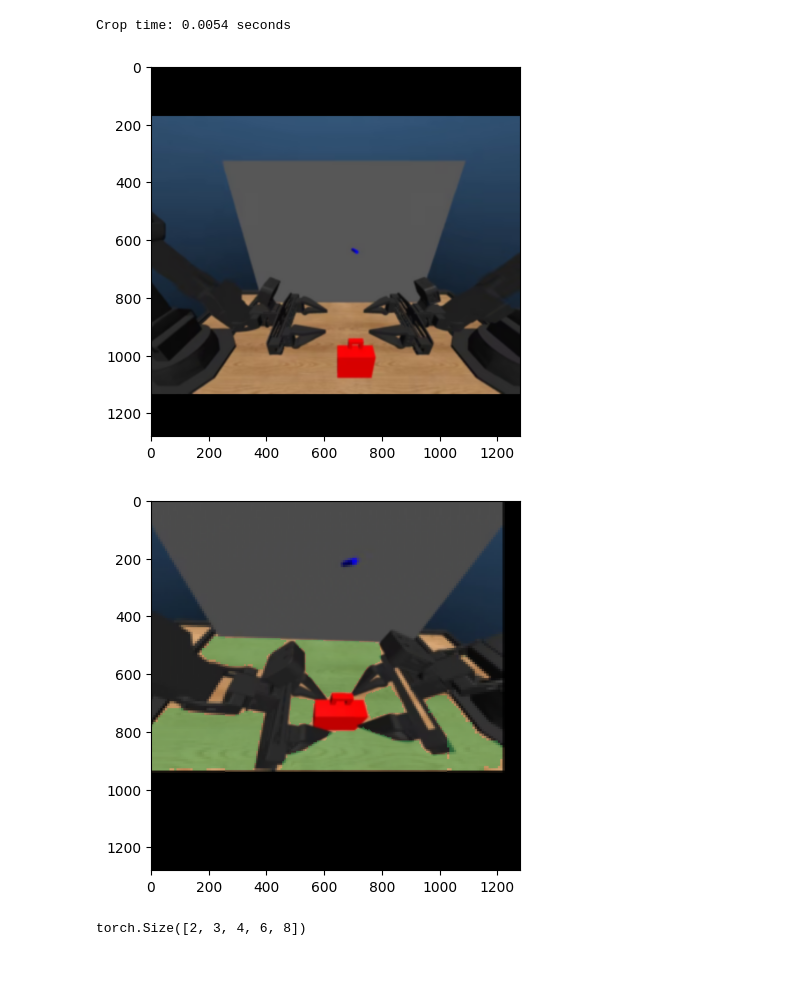
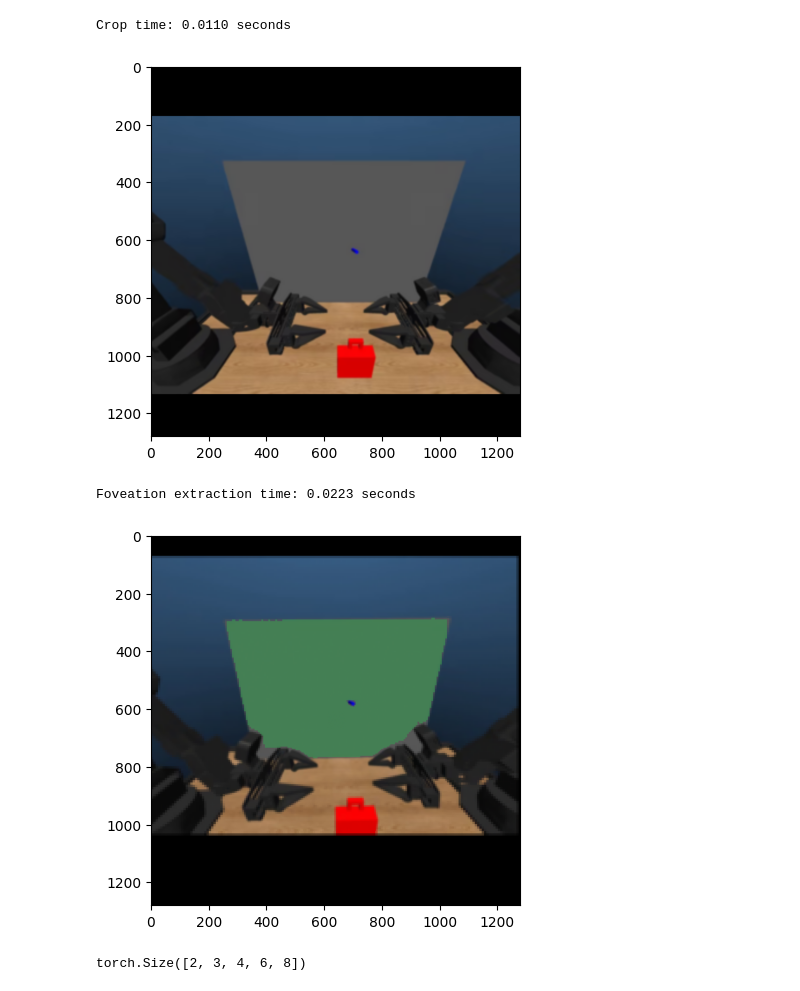
Before and after one commit to ian-chuang/gaze-av-aloha, a Jupyter notebook: gaze_av_aloha/notebooks/batch_stt.ipynb, the cells around one changed output. Cells and saved outputs as stored; diff of their text form; code cells hidden in the pictures.

```diff
--- a/gaze_av_aloha/notebooks/batch_stt.ipynb
+++ b/gaze_av_aloha/notebooks/batch_stt.ipynb
@@ -57,7 +57,7 @@ dataset = AVAlohaDataset(
 dataloader = DataLoader(
     dataset,
     batch_size=64,
-    shuffle=False,
+    shuffle=True,
     num_workers=0,
 )
 
@@ -545,20 +611,23 @@ valid_token_mask = foveator.get_in_bounds_tokens(
     torch.tensor([1280,960], device=device), crop_bounds.to(device)
 )
 
+start_time = time.perf_counter()
 foveation = foveator.extract_foveated_image(
     crops
 )
+print(f"Foveation extraction time: {time.perf_counter() - start_time:.4f} seconds")
 
 masks, ious = model(
     normalize(foveation),
     valid_token_mask,
 )
 # %% [output]
-Crop time: 0.0054 seconds
+Crop time: 0.0110 seconds
 [figure]
+Foveation extraction time: 0.0223 seconds
 # %%
 
-i = 63
+i = 10
 mask = masks[i].cpu()
 iou = ious[i].cpu()
 fov = foveation[i].cpu()
@@ -566,34 +635,34 @@ fov = foveation[i].cpu()
 k = iou.argmax().item()
 iou = iou[k : k + 1]
 mask = mask[k : k + 1]
 
 num_masks = len(mask)
 num_plots = 1 + num_masks
 
 
 for k, (m, iou) in enumerate(zip(mask, iou)):
     segmentation = foveator.generate_foveated_visualization(
         m.unsqueeze(1)
     ).sigmoid()
 
     recon = foveator.generate_foveated_visualization(fov * 255)
 
     plt.imshow(
         torch.where(
             segmentation > 0.5,
             (
                 0.5 * recon.float()
                 + 0.5 * torch.tensor([0x32, 0xA8, 0x52]).view(3, 1, 1)
             ),
             recon,
         )
         .permute(1, 2, 0)
         .byte()
         .cpu()
         .numpy(),
     )
 # %% [output]
-[figure, old version]
+[figure, new version]
 # %%
 import torch
 
```
Also changed, not shown: parts of 3 cells of this notebook, 7 other files.
